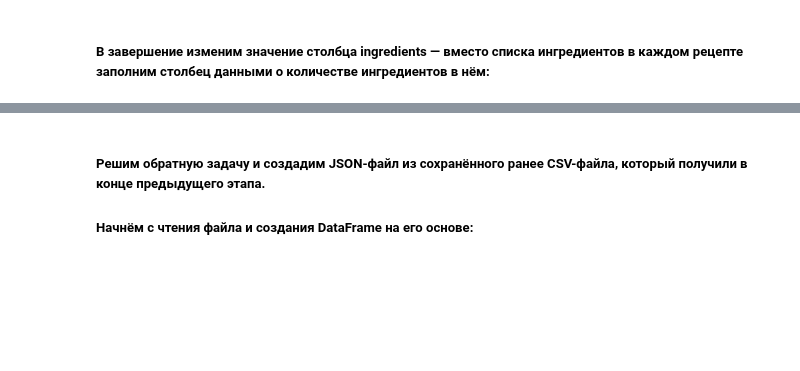
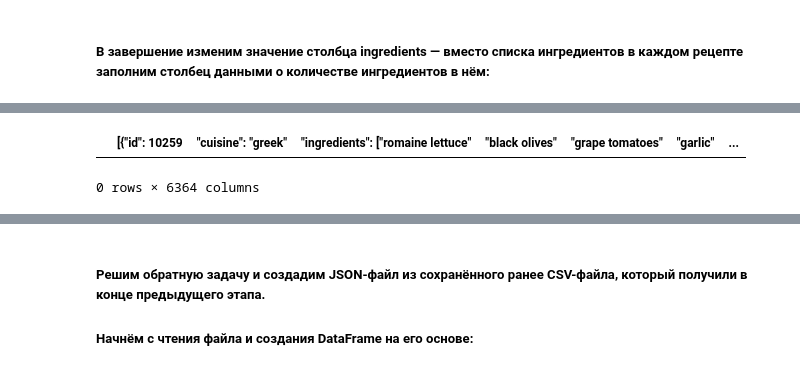
Before and after one commit to olesyaRU/OlesyaRuban, a Jupyter notebook: Practice2/json.ipynb, the cells around one changed output, grey strips where cells are left out. Cells and saved outputs as stored; diff of their text form; code cells hidden in the pictures; blank space fills up the shorter version.

```diff
--- a/Practice2/json.ipynb
+++ b/Practice2/json.ipynb
@@ -323,6 +323,11 @@ display(df)
 | 498 | 32878 | southern_us | 19 | 0 | 0 | 0 | 0 | ... |
 | 499 | 24410 | british | 17 | 0 | 0 | 0 | 0 | ... |
 500 rows × 1321 columns
+# %%
+df.head()
+# %% [output]
+|  | [{"id": 10259 | "cuisine": "greek" | "ingredients": ["romaine lettuce" | "black olives" | "grape tomatoes" | "garlic" | ... |
+0 rows × 6364 columns
 # %%
 ##### Задание 6.5
 ##### Напишите код для создания списка ids всех блюд, представленных в датафрейме. Нужны только уникальные значения.
```
Also changed, not shown: parts of 3 cells of this notebook, 1 other file.
